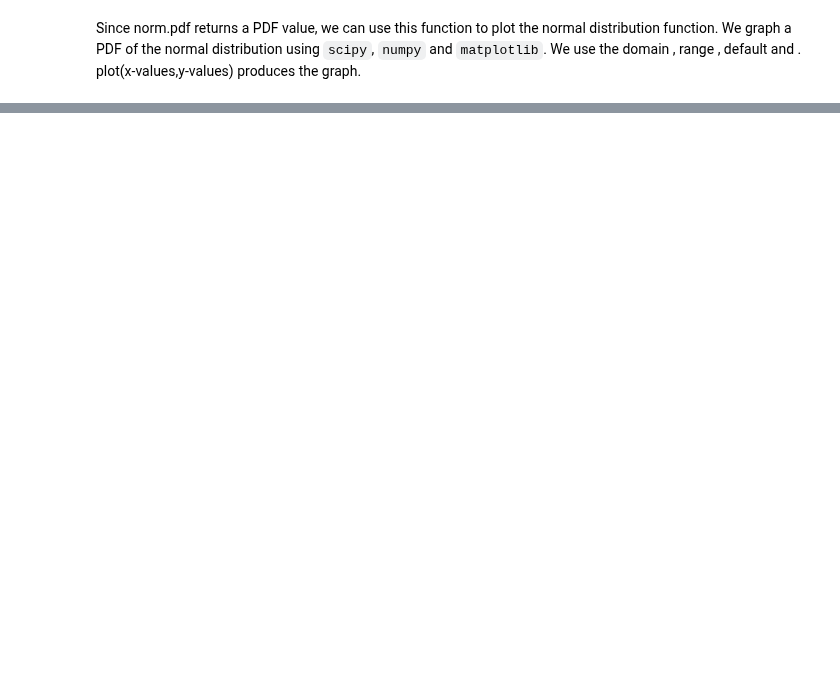
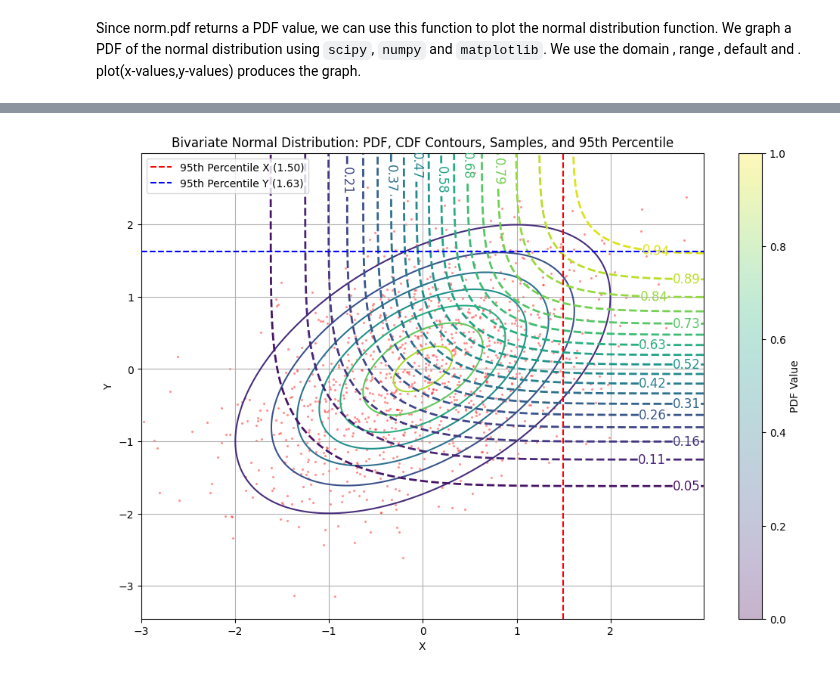
Before and after one commit to jtuchinsky/Datascience-Toolkit, a Jupyter notebook: Statistics/Normal Distribution.ipynb, the cells around one changed output, grey strips where cells are left out. Saved outputs shown, nothing was run; the diff lists cells and outputs as text; code cells hidden in the pictures; blank space fills up the shorter version.

```diff
--- a/Statistics/Normal Distribution.ipynb
+++ b/Statistics/Normal Distribution.ipynb
@@ -241,0 +438,56 @@ Since norm.pdf returns a PDF value, we can use this function to plot the normal
+# %%
+import numpy as np
+import matplotlib.pyplot as plt
+from scipy.stats import multivariate_normal
+
+# Define the mean and covariance of the bivariate normal distribution
+mean = [0, 0]
+covariance = [[1, 0.5], [0.5, 1]]  # Covariance matrix with some correlation
+
+# Create a bivariate normal distribution object
+bivariate_normal = multivariate_normal(mean, covariance)
+
+# Generate grid points for evaluating the PDF and CDF
+x, y = np.mgrid[-3:3:.01, -3:3:.01]
+pos = np.dstack((x, y))
+
+# Calculate the PDF and CDF
+pdf = bivariate_normal.pdf(pos)
+cdf = bivariate_normal.cdf(pos)
+
+# Generate samples from the bivariate normal distribution
+samples = bivariate_normal.rvs(size=1000)
+
+# Calculate the 95th percentile threshold for each variable independently
+percentile_95_x = np.percentile(samples[:, 0], 95)
+percentile_95_y = np.percentile(samples[:, 1], 95)
+
+# Define PDF levels for contour lines and annotations
+cdf_levels = np.linspace(np.min(cdf), np.max(cdf), num=20)
+
+# Plotting
+plt.figure(figsize=(12, 8))
+
+# Plot the PDF
+plt.contour(x, y, pdf, cmap='viridis')
+
+# Plot CDF contours
+contour_lines = plt.contour(x, y, cdf, levels = cdf_levels, cmap='viridis', linestyles='dashed', linewidths=2)
+contour_lines.clabel(cdf_levels, inline=True, fontsize=12, fmt='%.2f')
+
+# Plot the samples
+plt.scatter(samples[:, 0], samples[:, 1], color='red', s=2, alpha=0.3)
+
+# Add lines for the 95th percentile in each dimension
+plt.axvline(percentile_95_x, color='red', linestyle='--', label=f'95th Percentile X ({percentile_95_x:.2f})')
+plt.axhline(percentile_95_y, color='blue', linestyle='--', label=f'95th Percentile Y ({percentile_95_y:.2f})')
+
+plt.title('Bivariate Normal Distribution: PDF, CDF Contours, Samples, and 95th Percentile')
+plt.xlabel('X')
+plt.ylabel('Y')
+plt.colorbar(label='PDF Value')
+plt.legend()
+plt.grid(True)
+plt.show()
+# %% [output]
+[figure, added]
```
Also changed, not shown: parts of 18 cells of this notebook.
